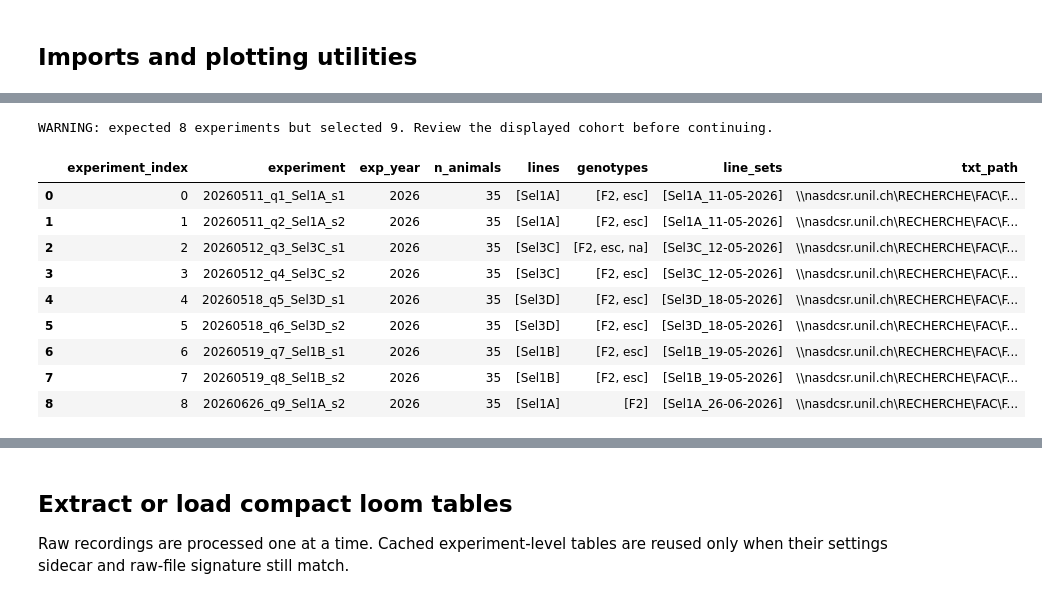
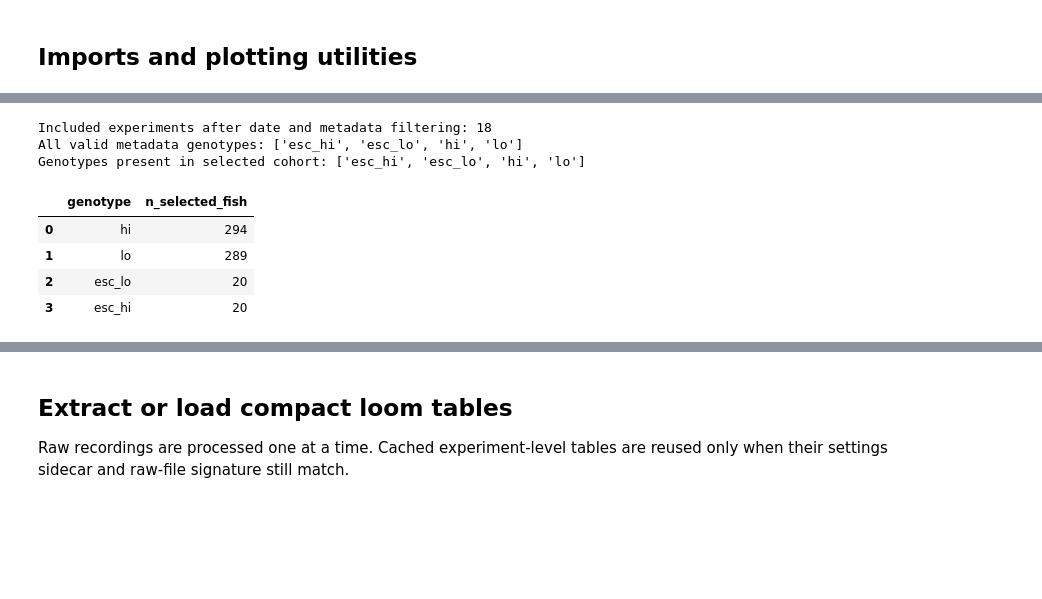
Before and after one commit to cryez/jlsocialbehavior, a Jupyter notebook: Analyses/LoomAnalysisCR.ipynb, the cells around one changed output, grey strips where cells are left out. Saved outputs shown, nothing was run; the diff lists cells and outputs as text; code cells hidden in the pictures; blank space fills up the shorter version.

```diff
--- a/Analyses/LoomAnalysisCR.ipynb
+++ b/Analyses/LoomAnalysisCR.ipynb
@@ -94,40 +138,86 @@ def pearson_title(frame, x_column, y_column, title):
 
 Selection uses `AllExp` and `AllAn` from the shared metadata workbook. The year and optional line/genotype/lineSet/folder filters have the same intersection semantics as the neighborhood-map notebook.
 # %%
+# Read the metadata spreadsheet and apply all filters configured above.
+# The function returns two DataFrames: usable experiments and selected rows
+# whose required raw PositionTxt file could not be found.
 experiments, missing_inputs = loom.select_loom_experiments(
     META_FOLDER / META_FILE,
-    include_years=INCLUDE_YEARS,
+    date_filter_mode=DATE_FILTER_MODE,
+    include_from_date=INCLUDE_FROM_DATE,
+    exclude_date_start=EXCLUDE_DATE_START,
+    exclude_date_end=EXCLUDE_DATE_END,
     include_lines=INCLUDE_LINES,
     include_genotypes=INCLUDE_GENOTYPES,
     include_line_sets=INCLUDE_LINESETS,
     include_folders=INCLUDE_EXPERIMENT_FOLDERS,
     exclude_folders=EXCLUDE_EXPERIMENT_FOLDERS,
 )
 
+# Check that selection succeeded and report missing inputs without silently
+# treating them as analyzed experiments.
+print(f'Included experiments after date and metadata filtering: {len(experiments)}')
 if experiments.empty:
     raise ValueError('No usable experiments passed the current metadata and raw-file filters.')
-if len(experiments) != EXPECTED_EXPERIMENT_COUNT:
-    print(
-        f'WARNING: expected {EXPECTED_EXPERIMENT_COUNT} experiments but selected {len(experiments)}. '
-        'Review the displayed cohort before continuing.'
-    )
 if not missing_inputs.empty:
     print(f'WARNING: {len(missing_inputs)} selected metadata rows have no PositionTxt input:')
     display(missing_inputs)
 
+# Build genotype summaries at three levels: all values accepted by metadata,
+# values actually present after filtering, and requested values available to plot.
+VALID_GENOTYPES = loom.loom_genotype_catalog(META_FOLDER / META_FILE)
+# This set comprehension visits every experiment's animal-to-genotype mapping.
+# A set removes duplicates; `sorted` gives a stable readable order.
+PRESENT_GENOTYPES = sorted({
+    genotype
+    for mapping in experiments['animal_genotypes']
+    for genotype in mapping.values()
+})
+# Normalize requested genotype names and separate available from absent ones.
+ACTIVE_GENOTYPES, missing_requested_genotypes = loom.resolve_requested_genotypes(
+    INCLUDED_PLOT_GENOTYPES, PRESENT_GENOTYPES
+)
+# Dictionaries map normalized genotype keys to display labels, colours, and
+# marker shapes. `%` cycles through marker shapes if there are many genotypes.
+GENOTYPE_DISPLAY = {loom.normalize_genotype(value): str(value).strip() for value in INCLUDED_PLOT_GENOTYPES}
+GENOTYPE_DISPLAY[loom.POOLED_GENOTYPE] = 'pooled'
+GENOTYPE_COLORS = {
+    'hi': "#d67c27",   # red
+    'lo': '#1f77b4',   # blue
+    'f2': '#2ca02c',   # green
+}
+GENOTYPE_MARKER_MAP = {genotype: GENOTYPE_MARKERS[index % len(GENOTYPE_MARKERS)] for index, genotype in enumerate(ACTIVE_GENOTYPES)}
+
+print('All valid metadata genotypes:', VALID_GENOTYPES)
+print('Genotypes present in selected cohort:', PRESENT_GENOTYPES)
+# Convert all fish genotypes to a Series, count each category, and turn the
+# result back into a tidy DataFrame for display.
+selected_genotype_counts = (
+    pd.Series([genotype for mapping in experiments['animal_genotypes'] for genotype in mapping.values()], name='genotype')
+    .value_counts()
+    .rename_axis('genotype')
+    .rename('n_selected_fish')
+    .reset_index()
+)
+display(selected_genotype_counts)
+# Warn about recoverable omissions, but stop if genotype-split plotting was
+# requested and none of the requested genotypes is available.
+if missing_requested_genotypes:
+    print('Requested genotypes absent from selected cohort and skipped:', missing_requested_genotypes)
+if SPLIT_PLOTS_BY_GENOTYPE and not ACTIVE_GENOTYPES:
+    raise ValueError('None of INCLUDED_PLOT_GENOTYPES are present in the selected cohort.')
+
+# Show the most useful metadata columns for a final selection sanity check.
 display(experiments[[
     'experiment_index', 'experiment', 'exp_year', 'n_animals',
     'lines', 'genotypes', 'line_sets', 'txt_path'
 ]])
 # %% [output]
-WARNING: expected 8 experiments but selected 9. Review the displayed cohort before continuing.
+Included experiments after date and metadata filtering: 18
+All valid metadata genotypes: ['esc_hi', 'esc_lo', 'hi', 'lo']
+Genotypes present in selected cohort: ['esc_hi', 'esc_lo', 'hi', 'lo']
-|  | experiment_index | experiment | exp_year | n_animals | lines | genotypes | line_sets | txt_path |
-| 0 | 0 | 20260511_q1_Sel1A_s1 | 2026 | 35 | [Sel1A] | [F2, esc] | [Sel1A_11-05-2026] | \\nasdcsr.unil.ch\RECHERCHE\FAC\F... |
-| 1 | 1 | 20260511_q2_Sel1A_s2 | 2026 | 35 | [Sel1A] | [F2, esc] | [Sel1A_11-05-2026] | \\nasdcsr.unil.ch\RECHERCHE\FAC\F... |
-| 2 | 2 | 20260512_q3_Sel3C_s1 | 2026 | 35 | [Sel3C] | [F2, esc, na] | [Sel3C_12-05-2026] | \\nasdcsr.unil.ch\RECHERCHE\FAC\F... |
-| 3 | 3 | 20260512_q4_Sel3C_s2 | 2026 | 35 | [Sel3C] | [F2, esc] | [Sel3C_12-05-2026] | \\nasdcsr.unil.ch\RECHERCHE\FAC\F... |
-| 4 | 4 | 20260518_q5_Sel3D_s1 | 2026 | 35 | [Sel3D] | [F2, esc] | [Sel3D_18-05-2026] | \\nasdcsr.unil.ch\RECHERCHE\FAC\F... |
-| 5 | 5 | 20260518_q6_Sel3D_s2 | 2026 | 35 | [Sel3D] | [F2, esc] | [Sel3D_18-05-2026] | \\nasdcsr.unil.ch\RECHERCHE\FAC\F... |
-| 6 | 6 | 20260519_q7_Sel1B_s1 | 2026 | 35 | [Sel1B] | [F2, esc] | [Sel1B_19-05-2026] | \\nasdcsr.unil.ch\RECHERCHE\FAC\F... |
-| 7 | 7 | 20260519_q8_Sel1B_s2 | 2026 | 35 | [Sel1B] | [F2, esc] | [Sel1B_19-05-2026] | \\nasdcsr.unil.ch\RECHERCHE\FAC\F... |
-| 8 | 8 | 20260626_q9_Sel1A_s2 | 2026 | 35 | [Sel1A] | [F2] | [Sel1A_26-06-2026] | \\nasdcsr.unil.ch\RECHERCHE\FAC\F... |
+|  | genotype | n_selected_fish |
+| 0 | hi | 294 |
+| 1 | lo | 289 |
+| 2 | esc_lo | 20 |
+| 3 | esc_hi | 20 |
```
Also changed, not shown: parts of 21 cells of this notebook, 4 other files.
